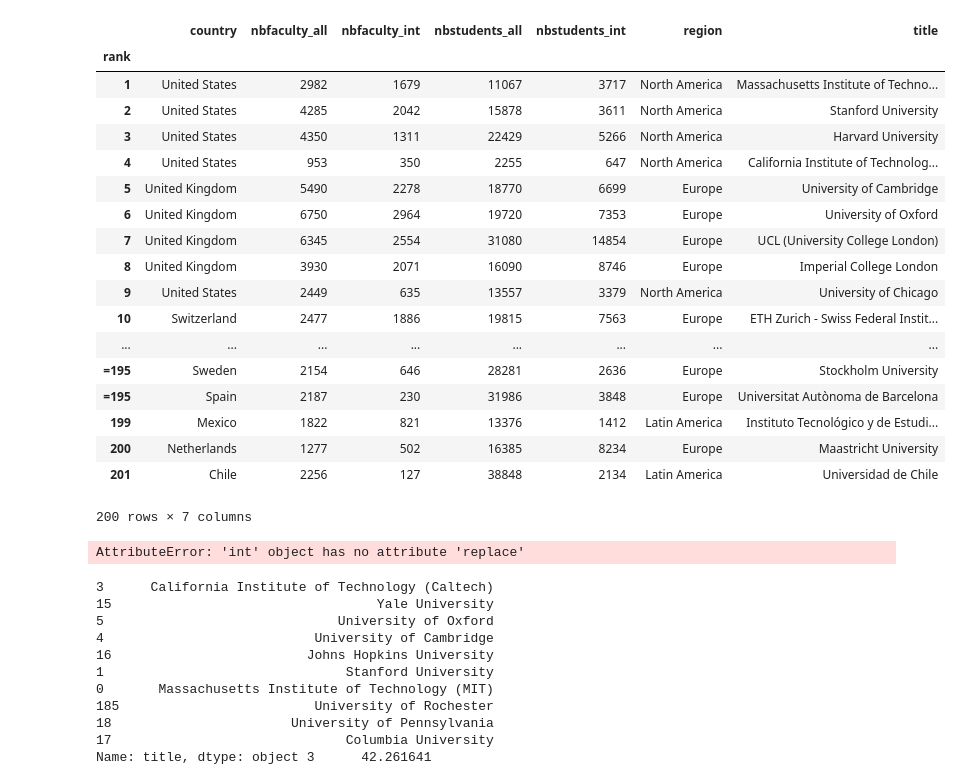
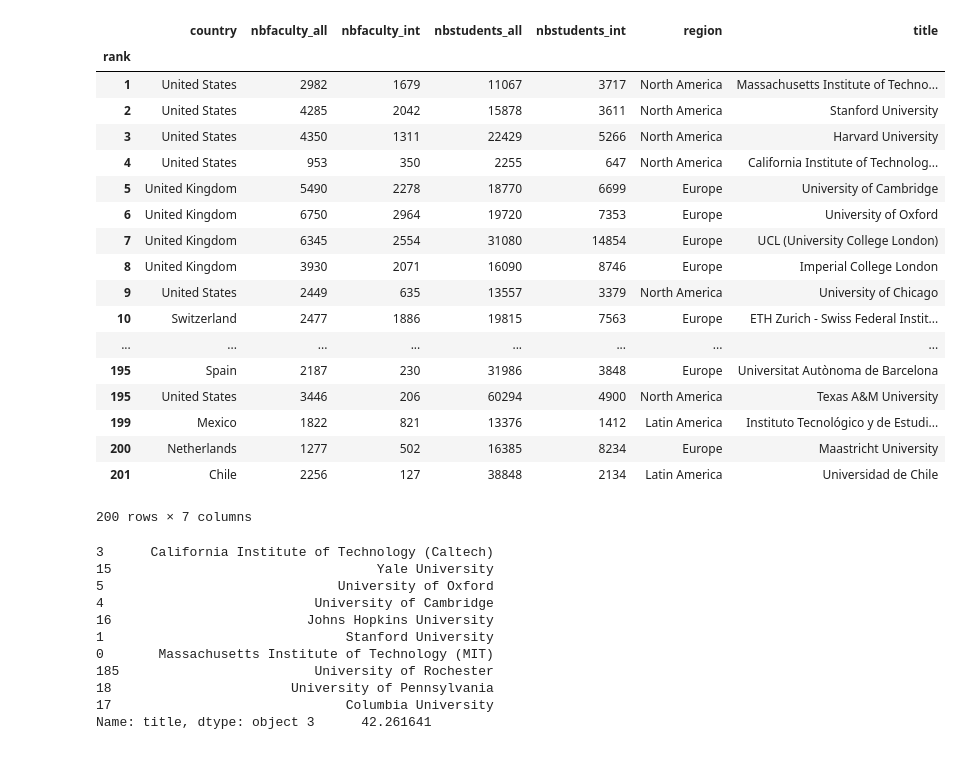
Before and after one commit to m-yaghini/ada17, a Jupyter notebook: homework2/HomeWork2Sina.ipynb, the cells around one changed output. Cells and saved outputs as stored; diff of their text form; code cells hidden in the pictures.

```diff
--- a/homework2/HomeWork2Sina.ipynb
+++ b/homework2/HomeWork2Sina.ipynb
@@ -22,48 +22,43 @@ universities_list = list()
 universitiesJson = (list(r.json().values())[0])
 for uni in universitiesJson[0:200]:
     title   = uni['title']
-    rank    = uni['rank_display']
+    rank    = int(uni['rank_display'].replace('=', ''))
     country = uni['country']
     region  = uni['region']
     link    = uni['url']
     r_uni   = requests.get(baseURLShanghai+link).text
     soup = BeautifulSoup(r_uni, 'html.parser')
     try:
         nbfaculty_all = int([p.find('div', class_='number').text[1:7] for p in soup.find_all('div', class_='total faculty')][0].replace(',', ''))
         nbfaculty_int = int([p.find('div', class_='number').text[1:7] for p in soup.find_all('div', class_='inter faculty')][0].replace(',', ''))
         nbstudents_all = int([p.find('div', class_='number').text[1:8] for p in soup.find_all('div', class_='total student')][0].replace(',', ''))
         nbstudents_int = int([p.find('div', class_='number').text[1:7] for p in soup.find_all('div', class_='total inter')][0].replace(',', ''))
     except:
         nbfaculty_all,nbfaculty_int,nbstudents_all,nbstudents_int = 0,0,0,0
     universities_list.append({'title': title,'rank': rank,'country': country, 'region':region
                              ,'nbfaculty_all':nbfaculty_all,'nbfaculty_int':nbfaculty_int,
                              'nbstudents_all':nbstudents_all,'nbstudents_int':nbstudents_int})
 
 universities = pd.DataFrame.from_dict(universities_list)
 universities.set_index('rank')
 # %% [output]
 |  | country | nbfaculty_all | nbfaculty_int | nbstudents_all | nbstudents_int | region | title |
 | rank |  |  |  |  |  |  |  |
 | 1 | United States | 2982 | 1679 | 11067 | 3717 | North America | Massachusetts Institute of Techno... |
 | 2 | United States | 4285 | 2042 | 15878 | 3611 | North America | Stanford University |
 | 3 | United States | 4350 | 1311 | 22429 | 5266 | North America | Harvard University |
 | 4 | United States | 953 | 350 | 2255 | 647 | North America | California Institute of Technolog... |
 | 5 | United Kingdom | 5490 | 2278 | 18770 | 6699 | Europe | University of Cambridge |
 | 6 | United Kingdom | 6750 | 2964 | 19720 | 7353 | Europe | University of Oxford |
 | 7 | United Kingdom | 6345 | 2554 | 31080 | 14854 | Europe | UCL (University College London) |
 | 8 | United Kingdom | 3930 | 2071 | 16090 | 8746 | Europe | Imperial College London |
 | 9 | United States | 2449 | 635 | 13557 | 3379 | North America | University of Chicago |
 | 10 | Switzerland | 2477 | 1886 | 19815 | 7563 | Europe | ETH Zurich - Swiss Federal Instit... |
 | ... | ... | ... | ... | ... | ... | ... | ... |
-| =195 | Sweden | 2154 | 646 | 28281 | 2636 | Europe | Stockholm University |
-| =195 | Spain | 2187 | 230 | 31986 | 3848 | Europe | Universitat Autònoma de Barcelona |
+| 195 | Spain | 2187 | 230 | 31986 | 3848 | Europe | Universitat Autònoma de Barcelona |
+| 195 | United States | 3446 | 206 | 60294 | 4900 | North America | Texas A&M University |
 | 199 | Mexico | 1822 | 821 | 13376 | 1412 | Latin America | Instituto Tecnológico y de Estudi... |
 | 200 | Netherlands | 1277 | 502 | 16385 | 8234 | Europe | Maastricht University |
 | 201 | Chile | 2256 | 127 | 38848 | 2134 | Latin America | Universidad de Chile |
 200 rows × 7 columns
-# %%
-universities['rank']= universities['rank'].map(lambda x: int(x.replace('=','')))
-universities[20:24]
-# %% [output]
-AttributeError: 'int' object has no attribute 'replace'
 # %%
```
Also changed, not shown: parts of 21 cells of this notebook.
